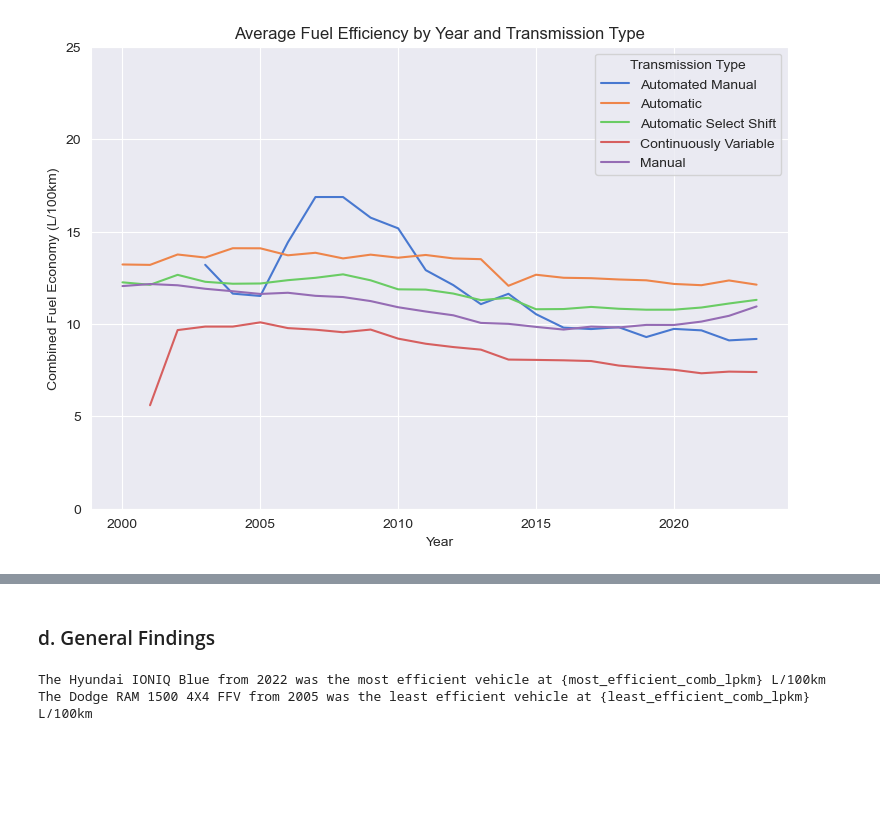
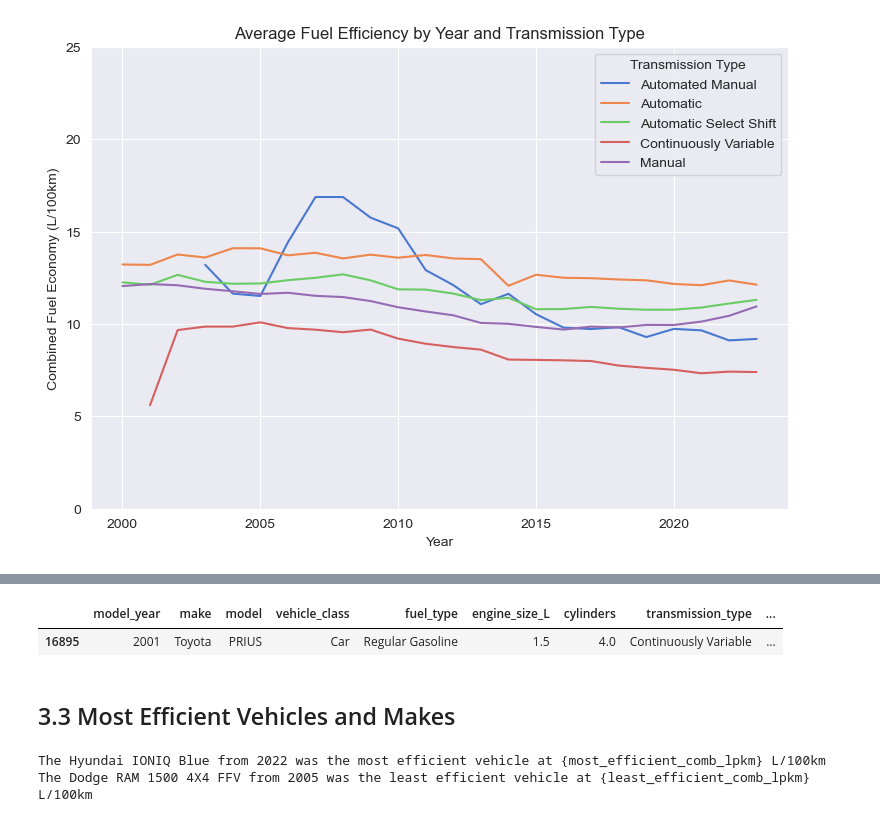
Before and after one commit to alexproskiw/Fuel-Efficiency-of-Canadian-Vehicles-Trends-and-Predictions, a Jupyter notebook: ECON323 Final Project.ipynb, the cells around one changed output, grey strips where cells are left out. Saved outputs shown, nothing was run; the diff lists cells and outputs as text; code cells hidden in the pictures; blank space fills up the shorter version.

```diff
--- a/ECON323 Final Project.ipynb
+++ b/ECON323 Final Project.ipynb
@@ -757,5 +752,10 @@ ax.fig.set_size_inches(9, 6)
+# %%
+full_dataset[(full_dataset["model_year"] == 2001) & (full_dataset["transmission_type"] == "Continuously Variable")]
+# %% [output]
+|  | model_year | make | model | vehicle_class | fuel_type | engine_size_L | cylinders | transmission_type | ... |
+| 16895 | 2001 | Toyota | PRIUS | Car | Regular Gasoline | 1.5 | 4.0 | Continuously Variable | ... |
 # %% [markdown]
-### d. General Findings
+## 3.3 Most Efficient Vehicles and Makes
 # %%
 # finding the most efficient vehicle
 min_ID = full_dataset["comb_lpkm"].idxmin()
```
Also changed, not shown: parts of 45 cells of this notebook.
